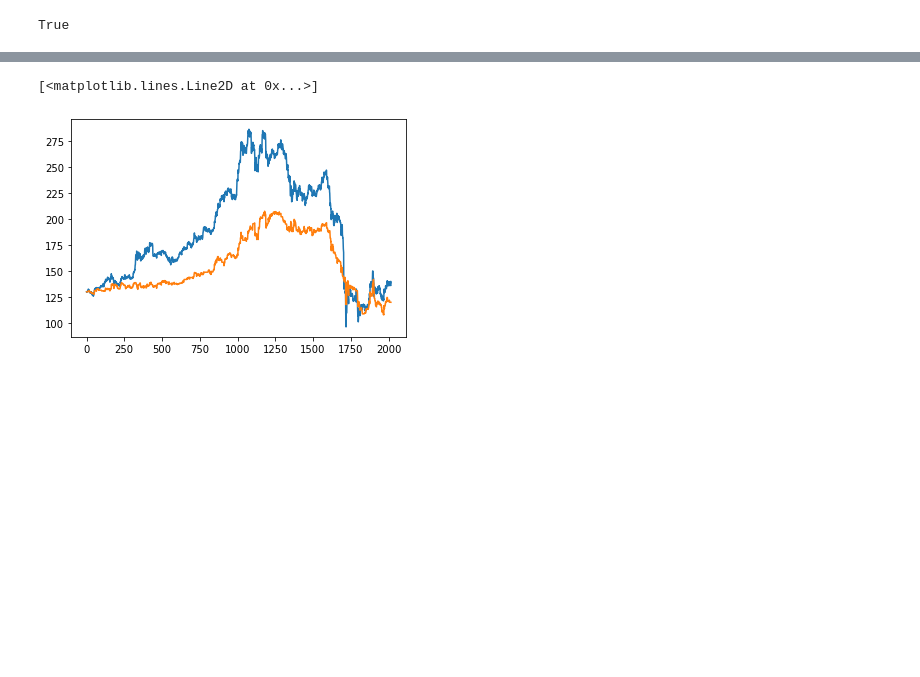
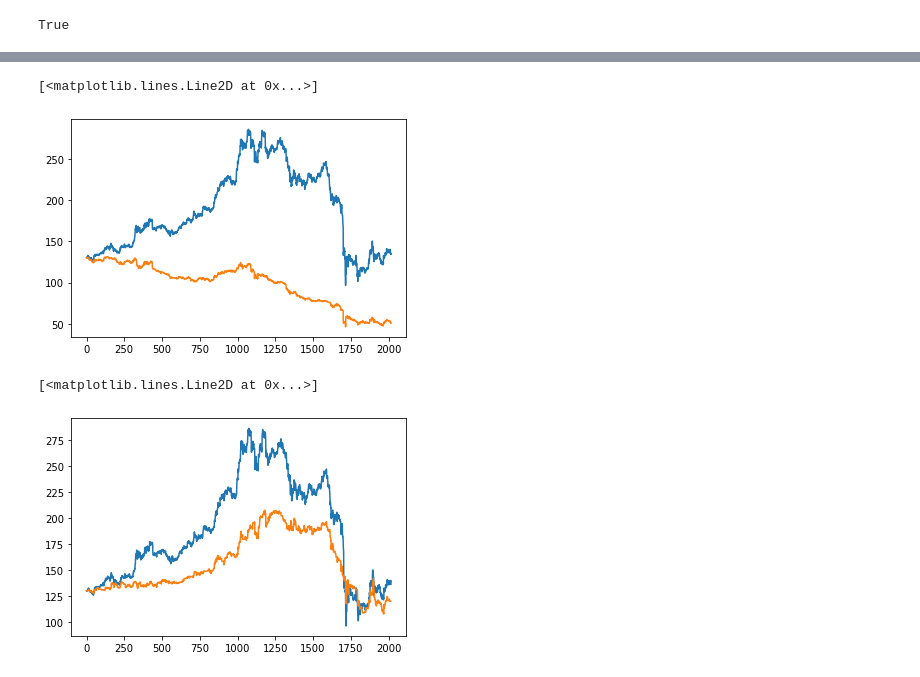
Before and after one commit to GuillaumeDMMarion/crypto-invest, a Jupyter notebook: notebooks/Implementation_rl.ipynb, the cells around one changed output, grey strips where cells are left out. Cells and saved outputs as stored; diff of their text form; code cells hidden in the pictures; blank space fills up the shorter version.

```diff
--- a/notebooks/Implementation_rl.ipynb
+++ b/notebooks/Implementation_rl.ipynb
@@ -434,2 +432,5 @@ model = DQN(policy=CustomDQNPolicy, env=env, gamma=.9, prioritized_replay=True,
 # model = PPO2(policy='MlpPolicy', env=env, verbose=1, tensorboard_log=tensorboard_log, gamma=.9)
 # model = A2C(policy='MlpPolicy', env=env, verbose=1)
+# %%
+# model.load(load_path='../models/h5/best_model.zip', env=env)
+model.load(load_path='../models/h5/checkpoint_model_489600_steps.zip', env=env)
@@ -436,7 +439,10 @@ model = DQN(policy=CustomDQNPolicy, env=env, gamma=.9, prioritized_replay=True,
+# %%
+# model.load_parameters(load_path_or_dict='../models/h5/best_model.zip')
+model.load_parameters(load_path_or_dict='../models/h5/checkpoint_model_489600_steps.zip')
 # %% [markdown]
 - Train
 # %%
 # model.learn(total_timesteps)
-model.learn(total_timesteps, callback=eval_callback)
+model.learn(total_timesteps, callback=callback_list)
 # %% [output]
 Training and eval env are not of the same type<stable_baselines.common.base_class._UnvecWrapper object at 0x...> != <stable_baselines.common.vec_env.dummy_vec_env.DummyVecEnv object at 0x...>
@@ -462,7 +469,7 @@ env = model.get_env()
 # %% [raw]
 torch.device('cuda:0')
 # %%
-btst = Backtest(init_assets=1, init_cash=0, commission=0.001, slippage_pct=0.1, slippage_steps=0, memory=6)
+btst = Backtest(init_assets=1, init_cash=0, commission=0.001, slippage_pct=0.1, slippage_steps=0, memory=24)
 env_kwargs.update(dict(assets=test_assets,
                        backtest=btst,
                        datetimes=(pd.Timestamp(2020, 1, 1), pd.Timestamp(2050, 1, 1)),
@@ -532,4 +541,11 @@ pd.value_counts(action_list)
 dtype: int64
+# %%
+# PPO new - load
+plt.plot(klmngr['ETHUSDT'].loc[pd.DataFrame(values_dict).T.index].close.values[:24*7*4*3])
+plt.plot(pd.DataFrame(values_dict).T.value.values[:24*7*4*3])
+# %% [output]
+[<matplotlib.lines.Line2D at 0x...>]
+[figure, added]
 # %%
 # PPO new - load
 plt.plot(klmngr['ETHUSDT'].loc[pd.DataFrame(values_dict).T.index].close.values[:24*7*4*3])
```
Also changed, not shown: parts of 13 cells of this notebook, 1 other file.
